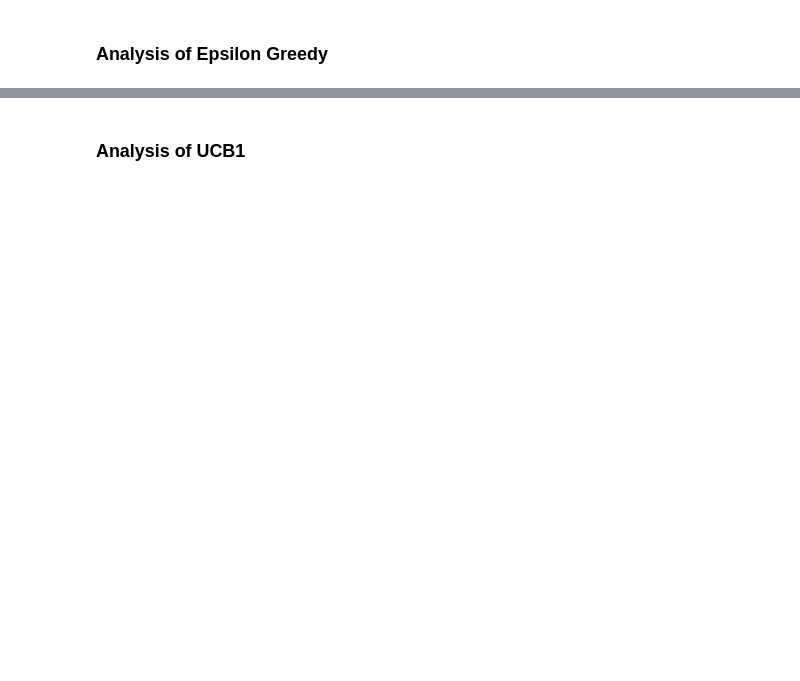
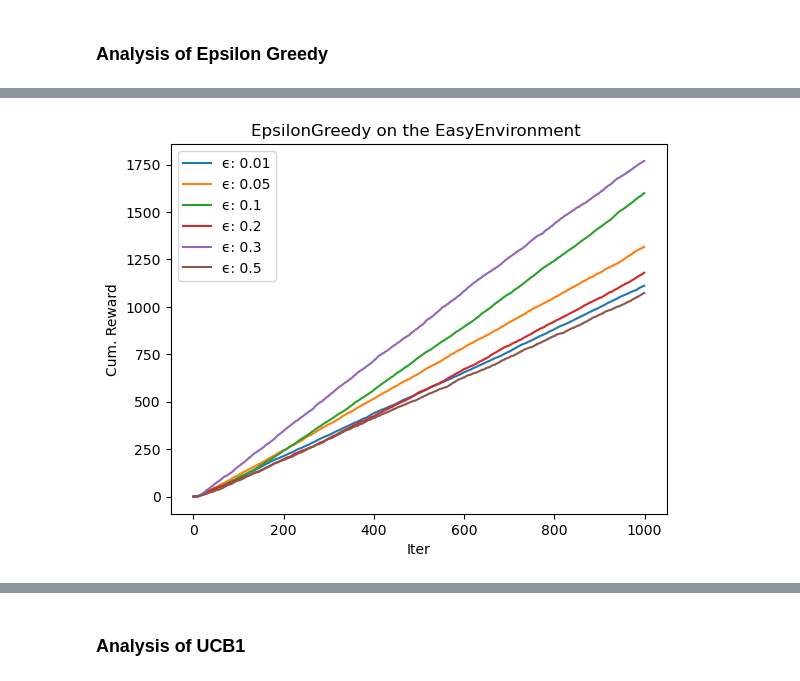
Before and after one commit to diegotg2000/ReinforcementLearning, a Jupyter notebook: TP_2/TP_2.ipynb, the cells around one changed output, grey strips where cells are left out. Saved outputs shown, nothing was run; the diff lists cells and outputs as text; code cells hidden in the pictures; blank space fills up the shorter version.

```diff
--- a/TP_2/TP_2.ipynb
+++ b/TP_2/TP_2.ipynb
@@ -254,0 +311,4 @@ plt.show()
+# %%
+plot_cum_rewards(cum_rewards, ("\u03F5", epsilon_values), "EpsilonGreedy on the EasyEnvironment ")
+# %% [output]
+[figure, added]
```
Also changed, not shown: parts of 97 cells of this notebook.
